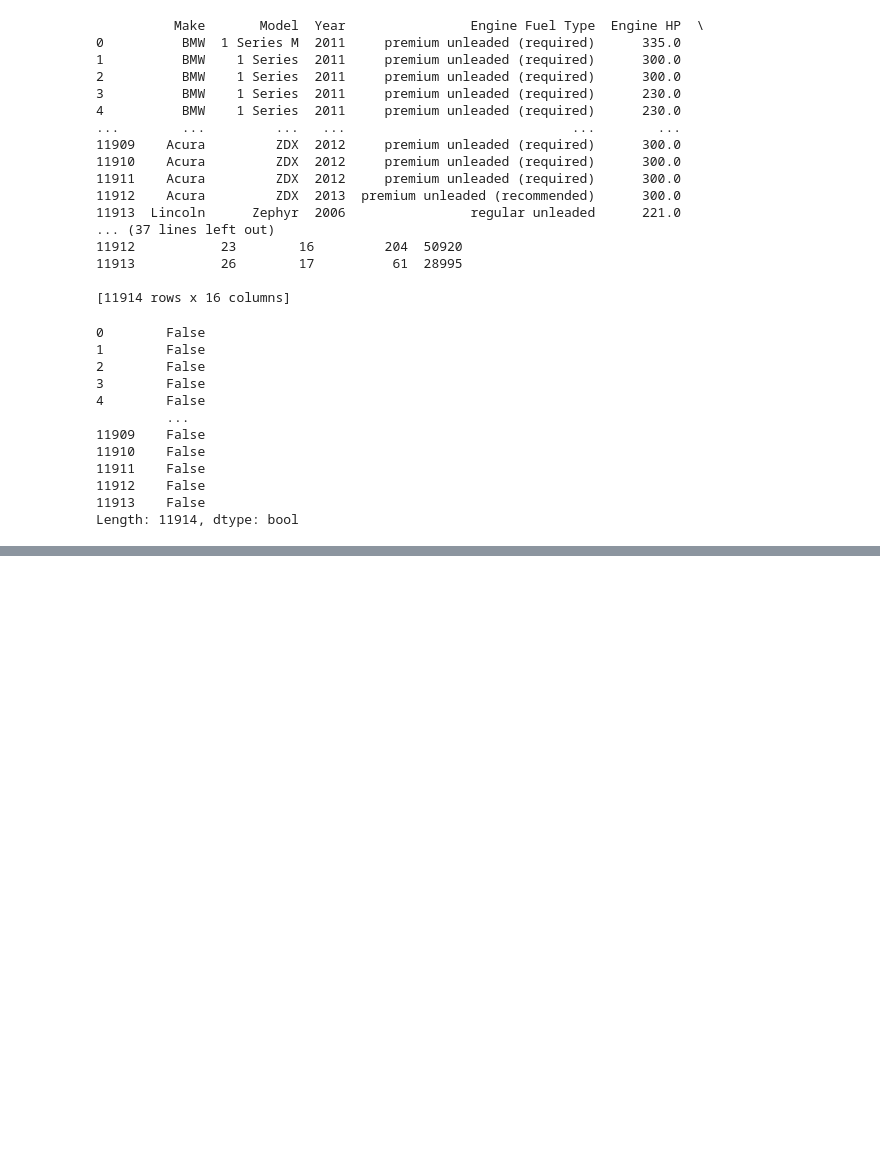
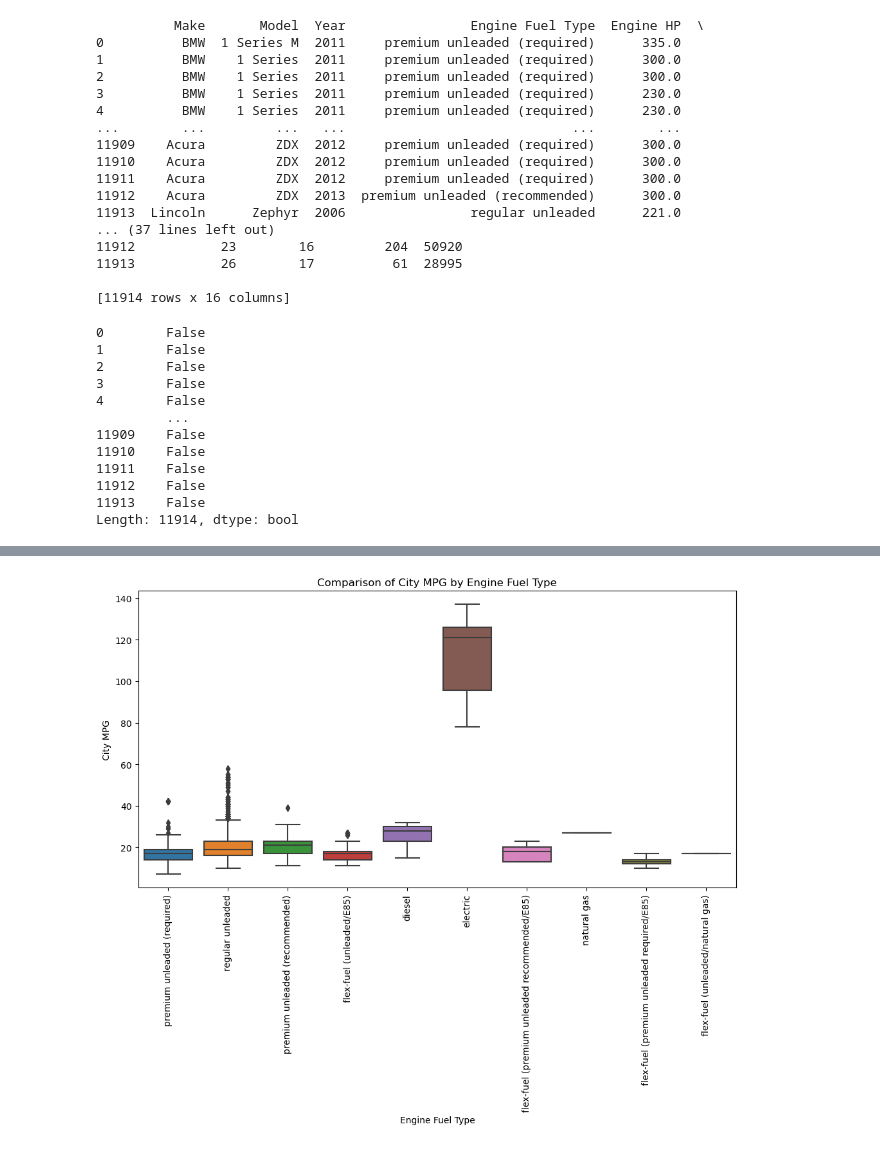
Before and after one commit to ShindeYash/Impact_of_Car_Features_Analysis, a Jupyter notebook: Car_Features_Analysis.ipynb, the cells around one changed output, grey strips where cells are left out. Drawn from its saved outputs; the diff is of its cells as text; code cells hidden in the pictures; blank space fills up the shorter version.

```diff
--- a/Car_Features_Analysis.ipynb
+++ b/Car_Features_Analysis.ipynb
@@ -126,0 +165,10 @@ Length: 11914, dtype: bool
+# %%
+plt.figure(figsize=(12, 6))
+sns.boxplot(x='Engine Fuel Type', y='city mpg', data=car_data)
+plt.title('Comparison of City MPG by Engine Fuel Type')
+plt.xlabel('Engine Fuel Type')
+plt.ylabel('City MPG')
+plt.xticks(rotation=90)
+plt.show()
+# %% [output]
+[figure, added]
```
Also changed, not shown: parts of 16 cells of this notebook, 1 other file.
